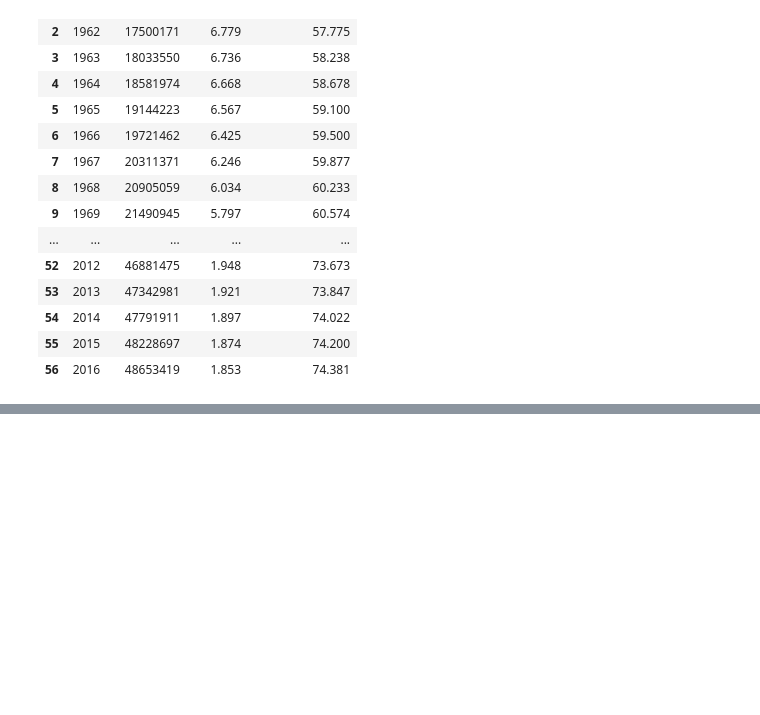
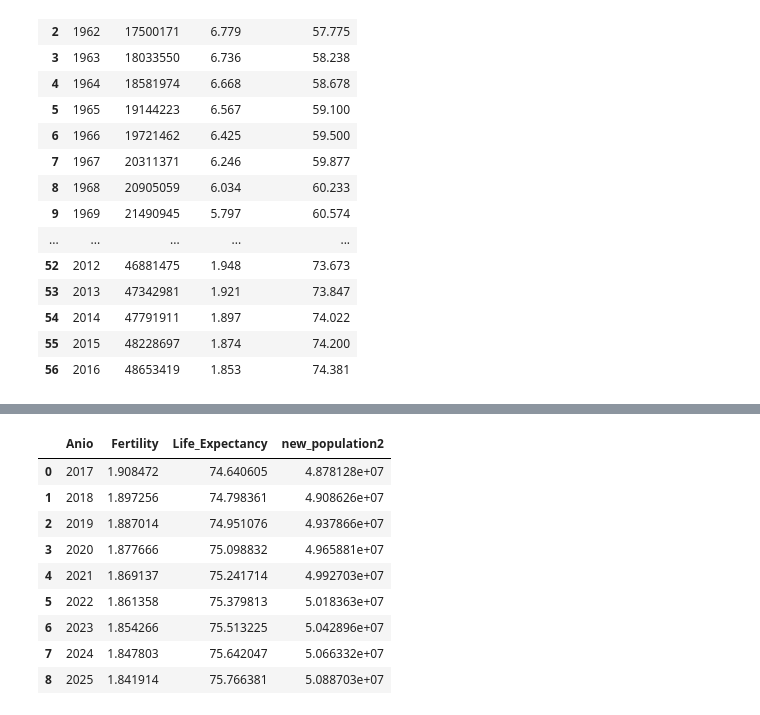
Before and after one commit to KaroLadino/population_project, a Jupyter notebook: Neuronal.ipynb, the cells around one changed output, grey strips where cells are left out. Drawn from its saved outputs; the diff is of its cells as text; code cells hidden in the pictures; blank space fills up the shorter version.

```diff
--- a/Neuronal.ipynb
+++ b/Neuronal.ipynb
@@ -75,3 +99,16 @@ array([16647547.86013192, 17153554.7161021 , 17639833.87563143,
+# %%
+New_data
+# %% [output]
+|  | Anio | Fertility | Life_Expectancy | new_population2 |
+| 0 | 2017 | 1.908472 | 74.640605 | 4.878128e+07 |
+| 1 | 2018 | 1.897256 | 74.798361 | 4.908626e+07 |
+| 2 | 2019 | 1.887014 | 74.951076 | 4.937866e+07 |
+| 3 | 2020 | 1.877666 | 75.098832 | 4.965881e+07 |
+| 4 | 2021 | 1.869137 | 75.241714 | 4.992703e+07 |
+| 5 | 2022 | 1.861358 | 75.379813 | 5.018363e+07 |
+| 6 | 2023 | 1.854266 | 75.513225 | 5.042896e+07 |
+| 7 | 2024 | 1.847803 | 75.642047 | 5.066332e+07 |
+| 8 | 2025 | 1.841914 | 75.766381 | 5.088703e+07 |
 # %%
 data ['new_population'] = new_population.tolist()
 # %%
```
Also changed, not shown: parts of 11 cells of this notebook.
